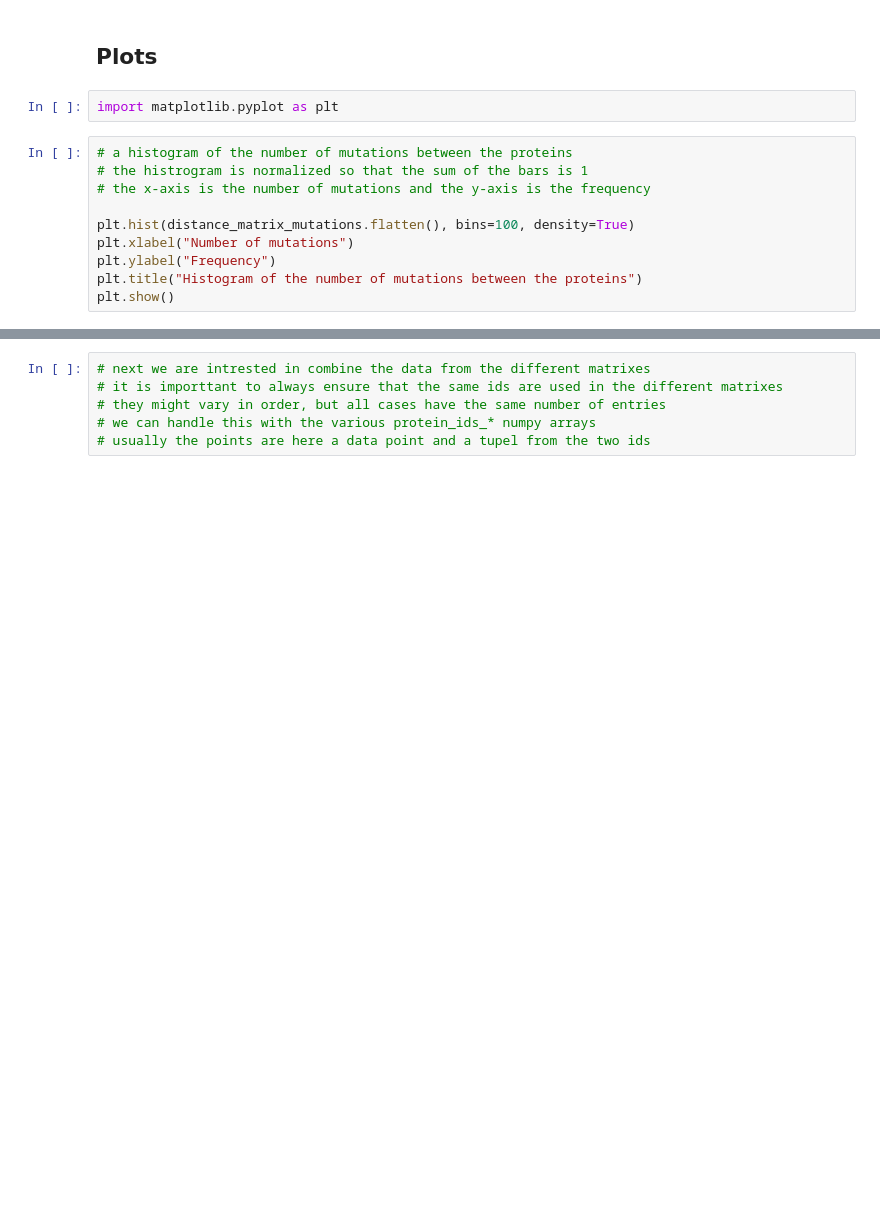
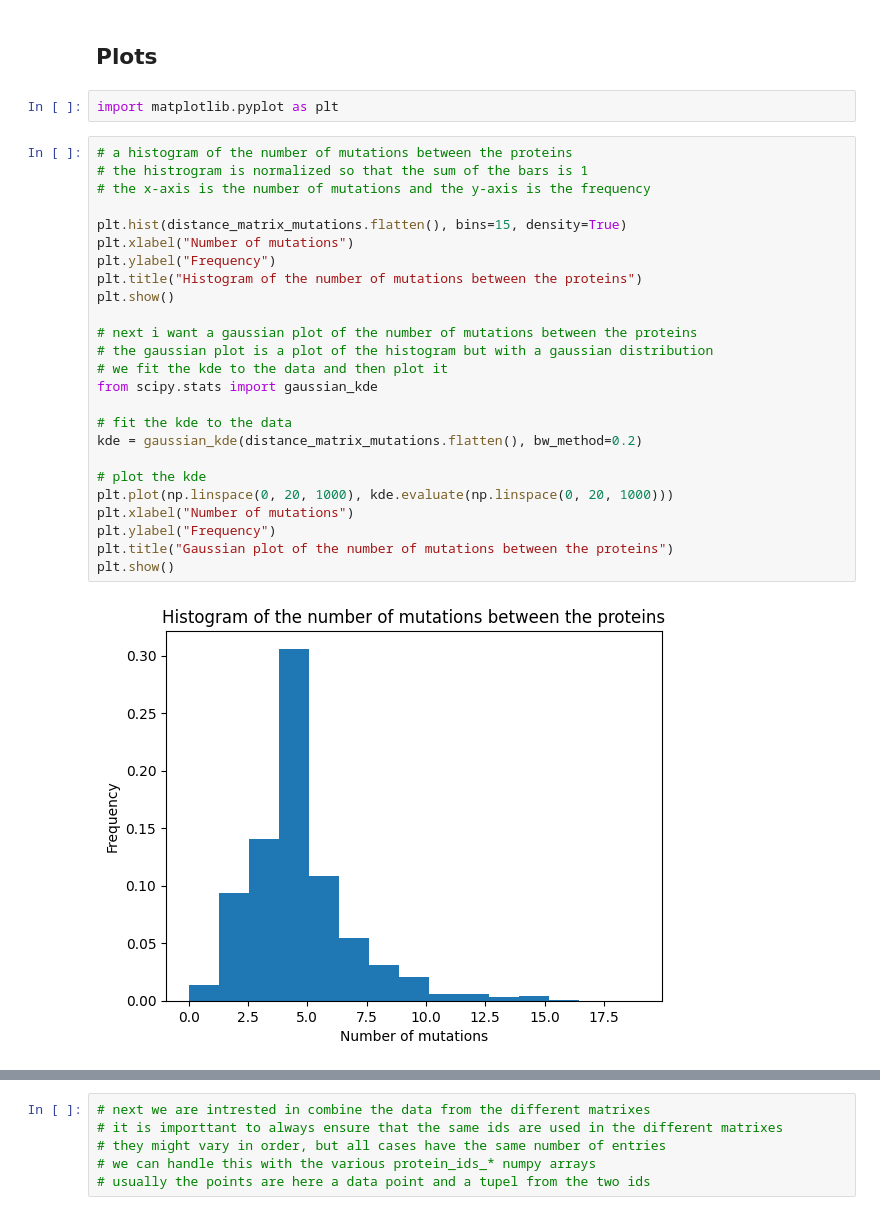
Before and after one commit to PyEED/TEM-lactamase, a Jupyter notebook: scr/development/mutation_detection.ipynb, the cells around one changed output, grey strips where cells are left out. Drawn from its saved outputs; the diff is of its cells as text; blank space fills up the shorter version.

```diff
--- a/scr/development/mutation_detection.ipynb
+++ b/scr/development/mutation_detection.ipynb
@@ -246,10 +248,27 @@ import matplotlib.pyplot as plt
 # %%
 # a histogram of the number of mutations between the proteins
 # the histrogram is normalized so that the sum of the bars is 1
 # the x-axis is the number of mutations and the y-axis is the frequency
 
-plt.hist(distance_matrix_mutations.flatten(), bins=100, density=True)
+plt.hist(distance_matrix_mutations.flatten(), bins=15, density=True)
 plt.xlabel("Number of mutations")
 plt.ylabel("Frequency")
 plt.title("Histogram of the number of mutations between the proteins")
 plt.show()
+
+# next i want a gaussian plot of the number of mutations between the proteins
+# the gaussian plot is a plot of the histogram but with a gaussian distribution
+# we fit the kde to the data and then plot it
+from scipy.stats import gaussian_kde
+
+# fit the kde to the data
+kde = gaussian_kde(distance_matrix_mutations.flatten(), bw_method=0.2)
+
+# plot the kde
+plt.plot(np.linspace(0, 20, 1000), kde.evaluate(np.linspace(0, 20, 1000)))
+plt.xlabel("Number of mutations")
+plt.ylabel("Frequency")
+plt.title("Gaussian plot of the number of mutations between the proteins")
+plt.show()
+# %% [output]
+[figure, added]
```
Also changed, not shown: parts of 14 cells of this notebook, 3 other files.
